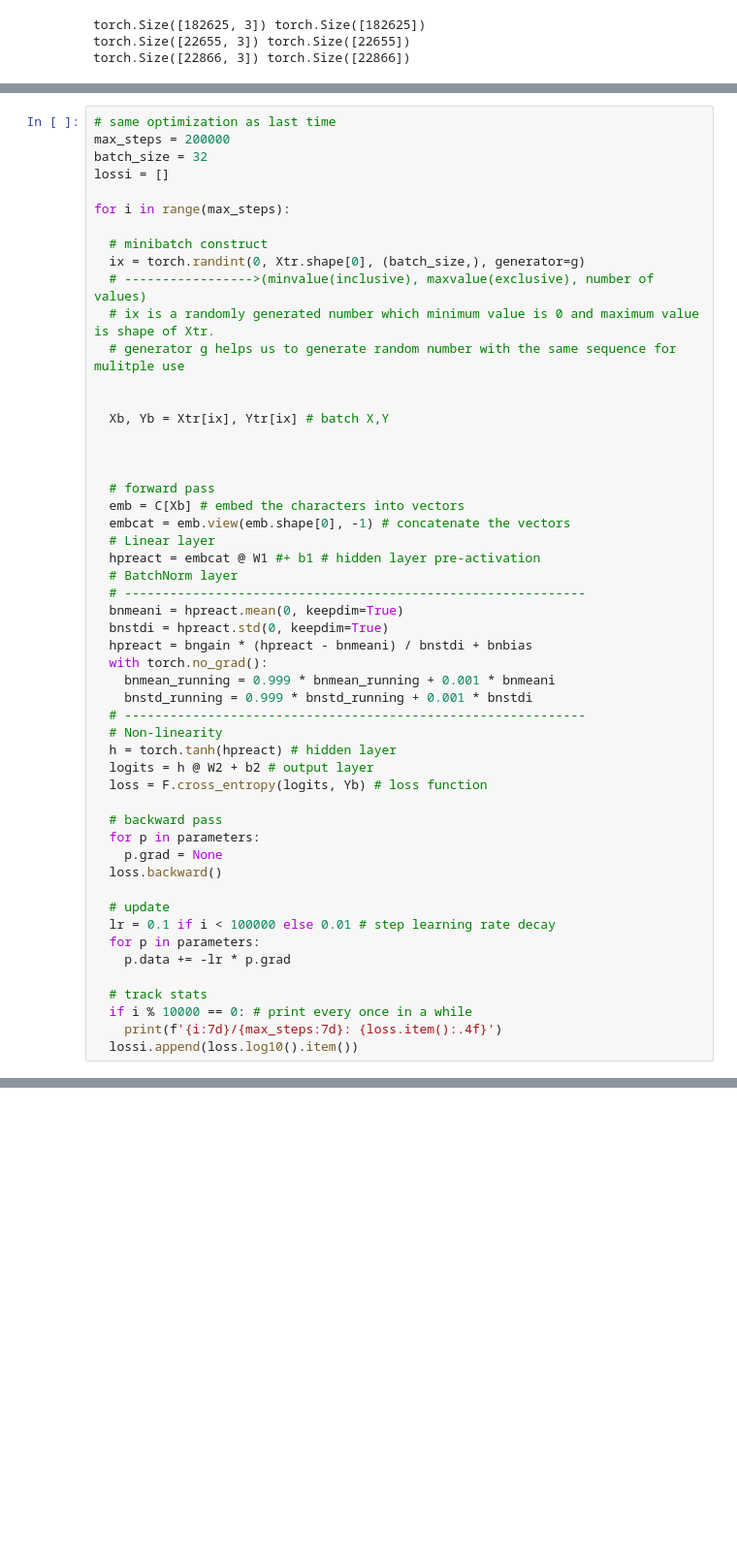
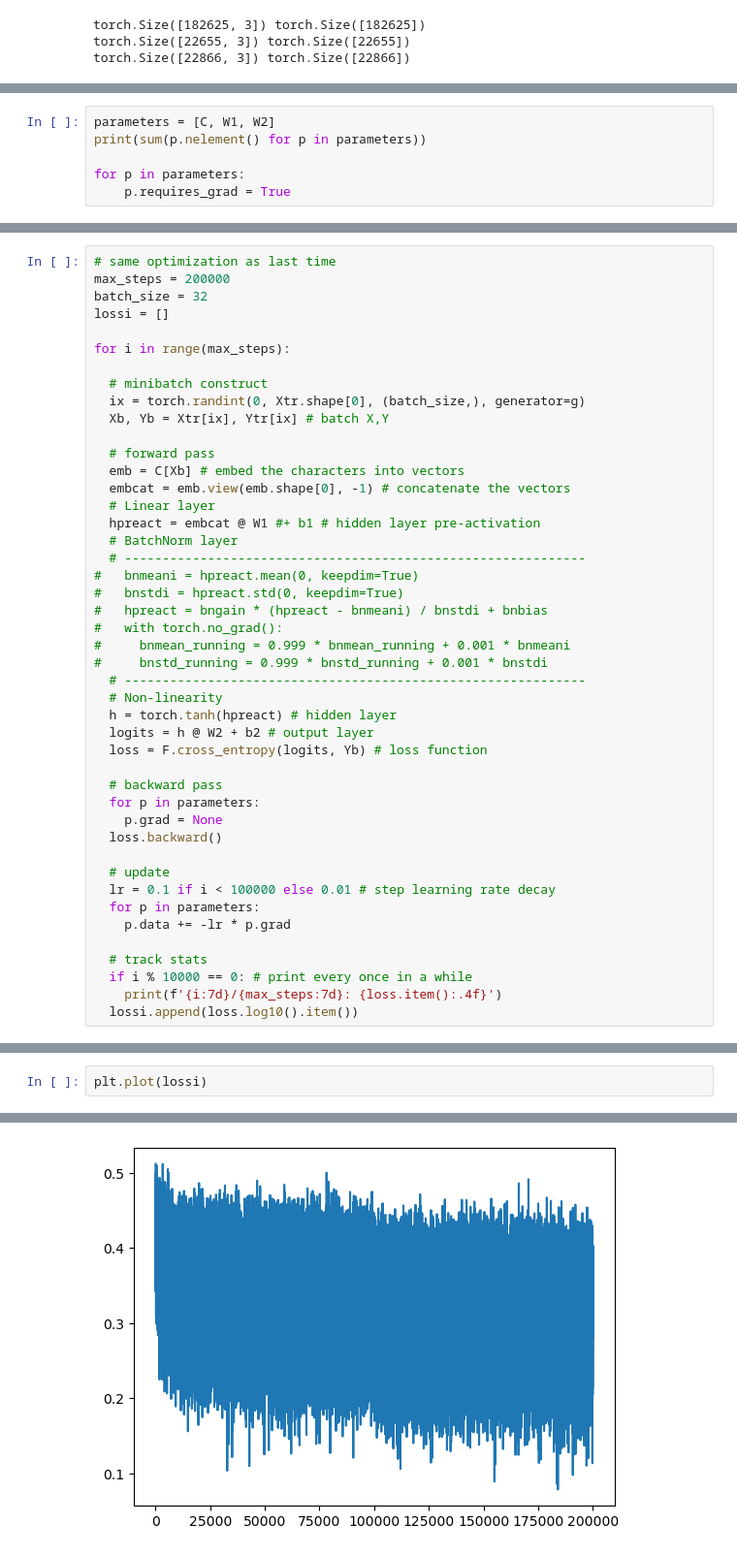
Before and after one commit to NessWrites/MyResearch, a Jupyter notebook: Kness.ipynb, the cells around one changed output, grey strips where cells are left out. Shown at 97% size. Drawn from its saved outputs; the diff is of its cells as text; blank space fills up the shorter version.

```diff
--- a/Kness.ipynb
+++ b/Kness.ipynb
@@ -81,0 +64,6 @@ Xtr.shape[0]
+# %%
+parameters = [C, W1, W2]
+print(sum(p.nelement() for p in parameters))
+
+for p in parameters:
+    p.requires_grad = True
@@ -89,14 +79,7 @@ for i in range(max_steps):
 
   # minibatch construct
   ix = torch.randint(0, Xtr.shape[0], (batch_size,), generator=g)
-  # ----------------->(minvalue(inclusive), maxvalue(exclusive), number of values)
-  # ix is a randomly generated number which minimum value is 0 and maximum value is shape of Xtr.
-  # generator g helps us to generate random number with the same sequence for mulitple use
-
-
   Xb, Yb = Xtr[ix], Ytr[ix] # batch X,Y
-
-
 
   # forward pass
   emb = C[Xb] # embed the characters into vectors
@@ -105,12 +88,12 @@ for i in range(max_steps):
   hpreact = embcat @ W1 #+ b1 # hidden layer pre-activation
   # BatchNorm layer
   # -------------------------------------------------------------
-  bnmeani = hpreact.mean(0, keepdim=True)
-  bnstdi = hpreact.std(0, keepdim=True)
-  hpreact = bngain * (hpreact - bnmeani) / bnstdi + bnbias
-  with torch.no_grad():
-    bnmean_running = 0.999 * bnmean_running + 0.001 * bnmeani
-    bnstd_running = 0.999 * bnstd_running + 0.001 * bnstdi
+#   bnmeani = hpreact.mean(0, keepdim=True)
+#   bnstdi = hpreact.std(0, keepdim=True)
+#   hpreact = bngain * (hpreact - bnmeani) / bnstdi + bnbias
+#   with torch.no_grad():
+#     bnmean_running = 0.999 * bnmean_running + 0.001 * bnmeani
+#     bnstd_running = 0.999 * bnstd_running + 0.001 * bnstdi
   # -------------------------------------------------------------
   # Non-linearity
   h = torch.tanh(hpreact) # hidden layer
@@ -154,0 +142,3 @@ for i in range(max_steps):
+# %%
+plt.plot(lossi)
+# %% [output]
@@ -154,0 +146 @@ for i in range(max_steps):
+[figure, added]
```
Also changed, not shown: parts of 10 cells of this notebook.
